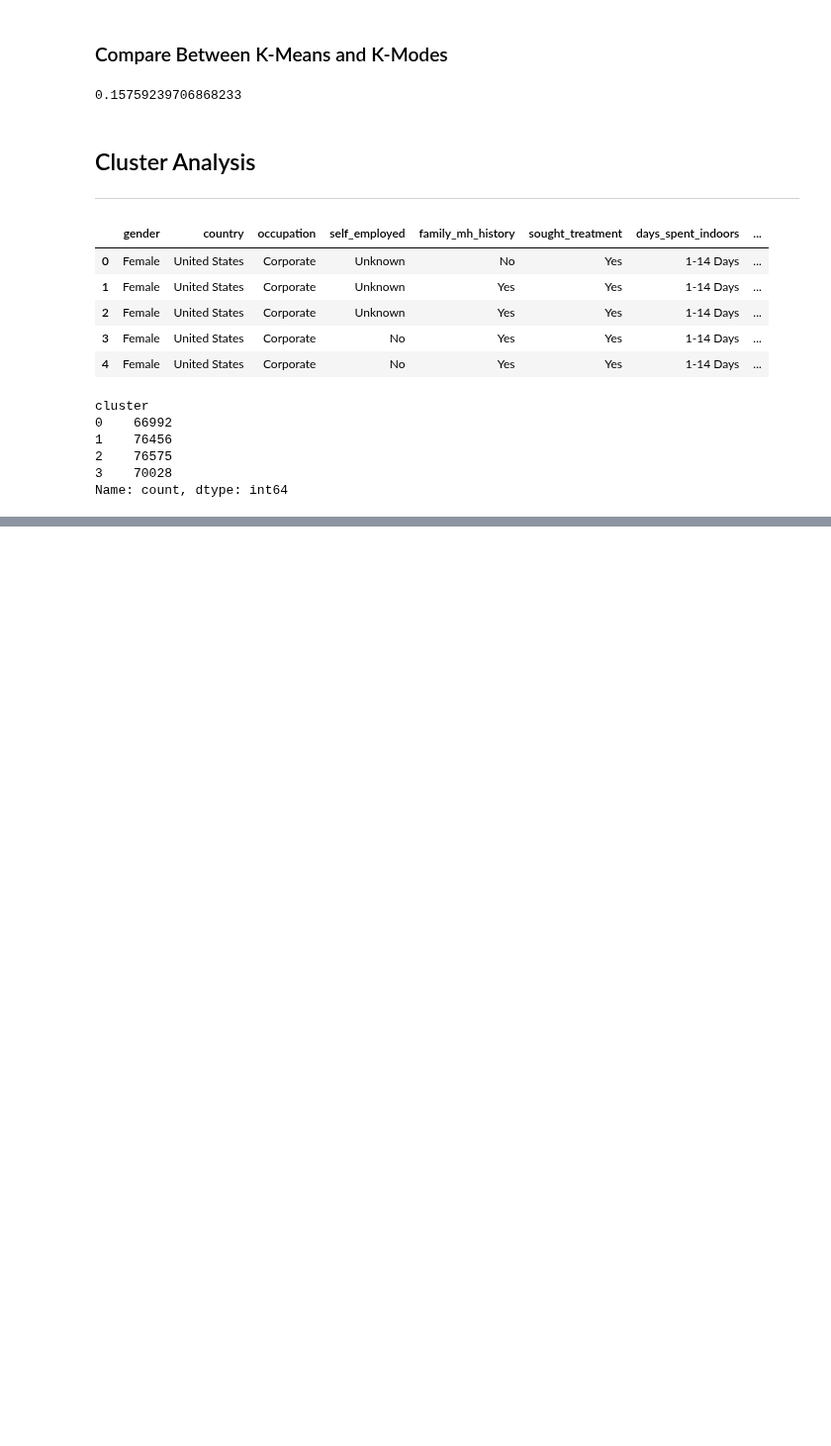
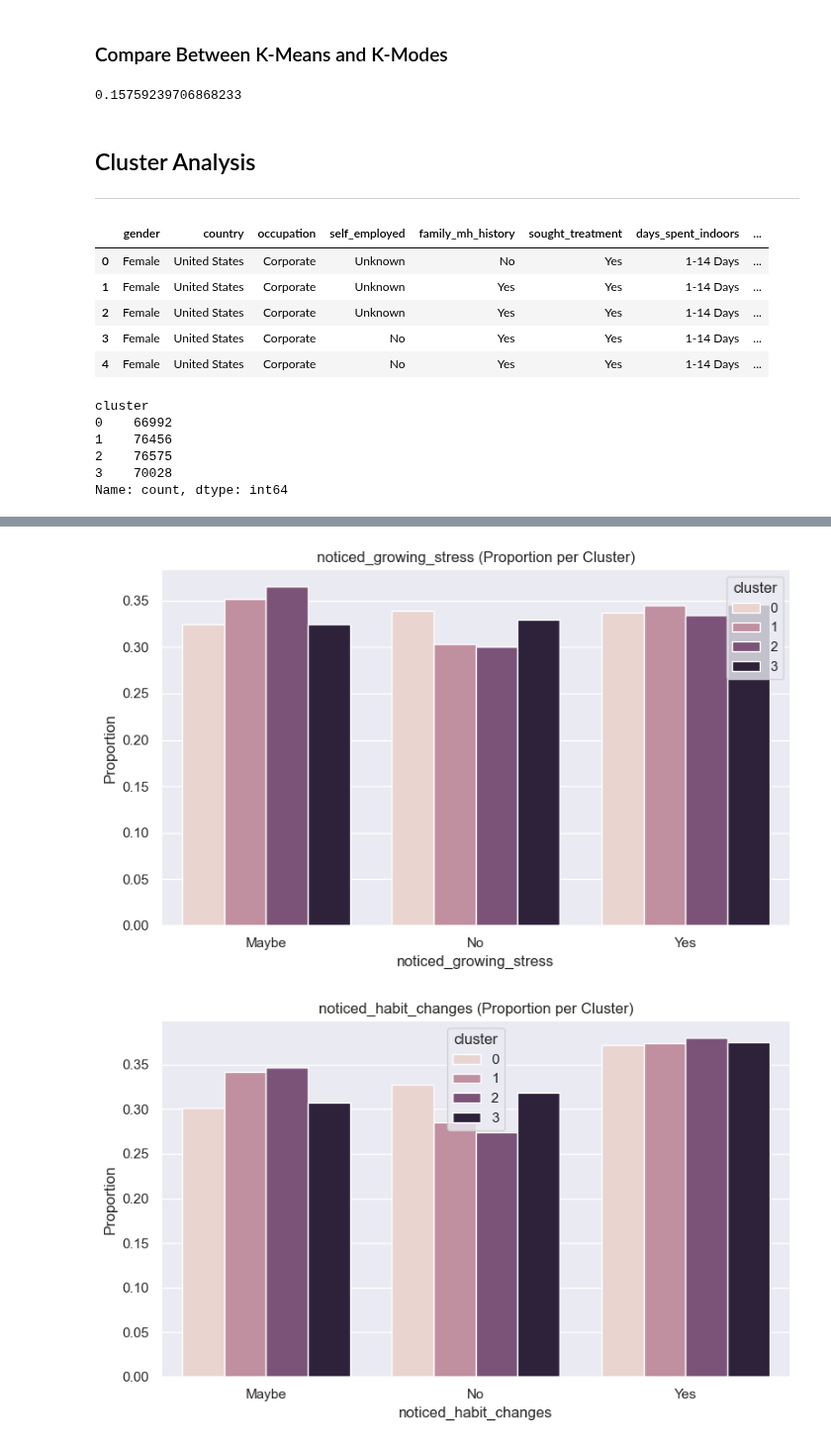
Before and after one commit to OmarAymanZaid/MentalHealth_RiskAssessment, a Jupyter notebook: notebooks/4_DataModeling.ipynb, the cells around one changed output, grey strips where cells are left out. Shown at 99% size. Saved outputs shown, nothing was run; the diff lists cells and outputs as text; code cells hidden in the pictures; blank space fills up the shorter version.

Commit message:
DataModeling: A modeling MVP.

```diff
--- a/notebooks/4_DataModeling.ipynb
+++ b/notebooks/4_DataModeling.ipynb
@@ -310,7 +312,7 @@ ari_kmeans_kmodes
 ## Cluster Analysis
 ---
 # %%
-df_analysis = df_kmeans_no_flag.copy()
+df_analysis = df_kmeans.copy()
 # %%
 df_analysis.head()
 # %% [output]
@@ -349,0 +375,41 @@ plt.show()
+# %%
+mh_features = [
+    'noticed_growing_stress',
+    'noticed_habit_changes',
+    'mood_swings',
+    'coping_difficulty',
+    'social_difficulty',
+    'sought_treatment'
+]
+# %%
+for feature in mh_features:
+    prop_df = (
+        pd.crosstab(
+            df_analysis[feature],
+            df_analysis['cluster'],
+            normalize='columns'
+        )
+        .reset_index()
+        .melt(
+            id_vars=feature,
+            var_name='cluster',
+            value_name='proportion'
+        )
+    )
+
+    plt.figure(figsize=(8, 5))
+
+    sns.barplot(
+        data=prop_df,
+        x=feature,
+        y='proportion',
+        hue='cluster'
+    )
+
+    plt.title(f'{feature} (Proportion per Cluster)')
+    plt.ylabel('Proportion')
+    plt.tight_layout()
+    plt.show()
+# %% [output]
+[figure, added]
+[figure, added]
```
Also changed, not shown: parts of 9 cells of this notebook.
